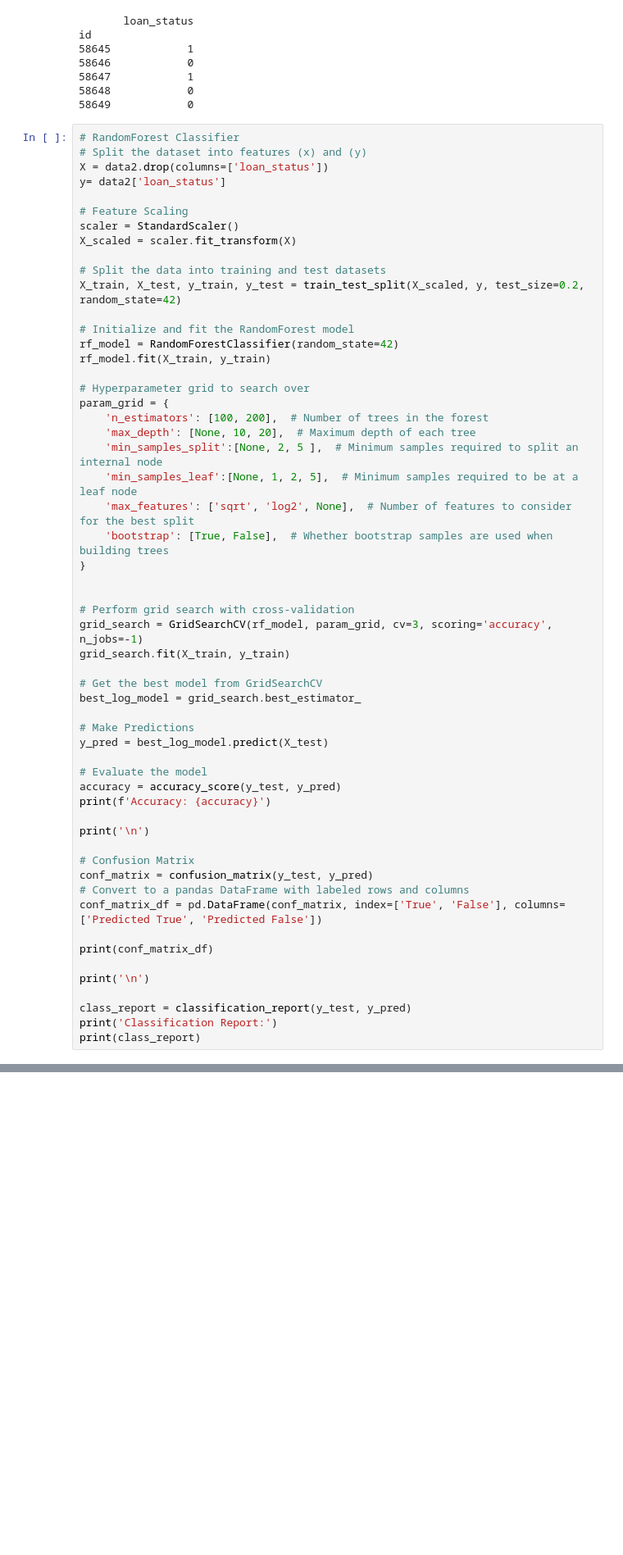
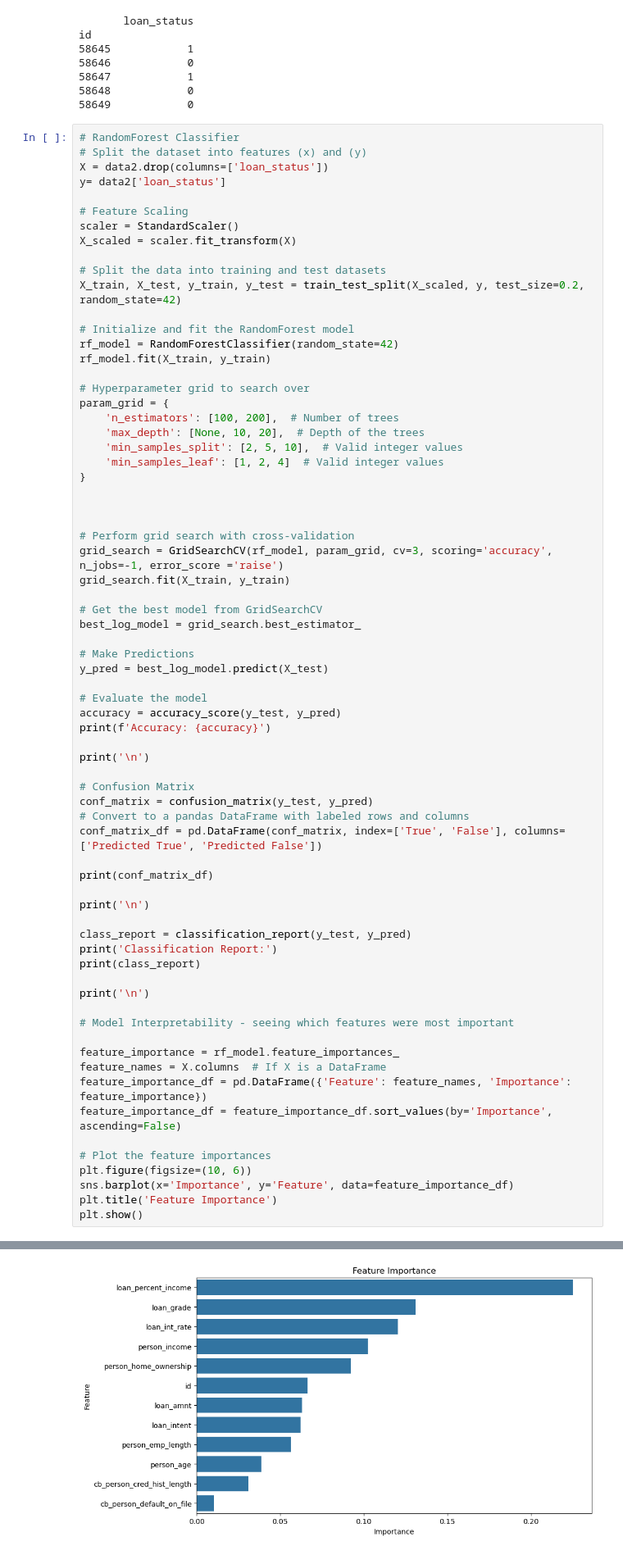
Before and after one commit to VithushanE/LoanApprovalPrediction, a Jupyter notebook: Loan Approval Prediction.ipynb, the cells around one changed output, grey strips where cells are left out. Shown at 82% size. Drawn from its saved outputs; the diff is of its cells as text; blank space fills up the shorter version.

Commit message:
updated code and interpretability. Added visuals

```diff
--- a/Loan Approval Prediction.ipynb
+++ b/Loan Approval Prediction.ipynb
@@ -596,17 +526,16 @@ rf_model.fit(X_train, y_train)
 
 # Hyperparameter grid to search over
 param_grid = {
-    'n_estimators': [100, 200],  # Number of trees in the forest
-    'max_depth': [None, 10, 20],  # Maximum depth of each tree
-    'min_samples_split':[None, 2, 5 ],  # Minimum samples required to split an internal node
-    'min_samples_leaf':[None, 1, 2, 5],  # Minimum samples required to be at a leaf node
-    'max_features': ['sqrt', 'log2', None],  # Number of features to consider for the best split
-    'bootstrap': [True, False],  # Whether bootstrap samples are used when building trees
+    'n_estimators': [100, 200],  # Number of trees
+    'max_depth': [None, 10, 20],  # Depth of the trees
+    'min_samples_split': [2, 5, 10],  # Valid integer values
+    'min_samples_leaf': [1, 2, 4]  # Valid integer values
 }
 
 
+
 # Perform grid search with cross-validation
-grid_search = GridSearchCV(rf_model, param_grid, cv=3, scoring='accuracy', n_jobs=-1)
+grid_search = GridSearchCV(rf_model, param_grid, cv=3, scoring='accuracy', n_jobs=-1, error_score ='raise')
 grid_search.fit(X_train, y_train)
 
 # Get the best model from GridSearchCV
@@ -633,4 +562,19 @@ print('\n')
 class_report = classification_report(y_test, y_pred)
 print('Classification Report:')
 print(class_report)
+
+print('\n')
+
+# Model Interpretability - seeing which features were most important
+
+feature_importance = rf_model.feature_importances_
+feature_names = X.columns  # If X is a DataFrame
+feature_importance_df = pd.DataFrame({'Feature': feature_names, 'Importance': feature_importance})
+feature_importance_df = feature_importance_df.sort_values(by='Importance', ascending=False)
+
+# Plot the feature importances
+plt.figure(figsize=(10, 6))
+sns.barplot(x='Importance', y='Feature', data=feature_importance_df)
+plt.title('Feature Importance')
+plt.show()
 # %% [output]
@@ -671,3 +598,4 @@ weighted avg       0.95      0.95      0.95     11711
+[figure, added]
 # %%
 # Step 2: Use the trained model to make predictions on the test dataset
 y_pred_test = best_log_model.predict(test_data_scaled)
```
Also changed, not shown: parts of 12 cells of this notebook, 1 other file.
